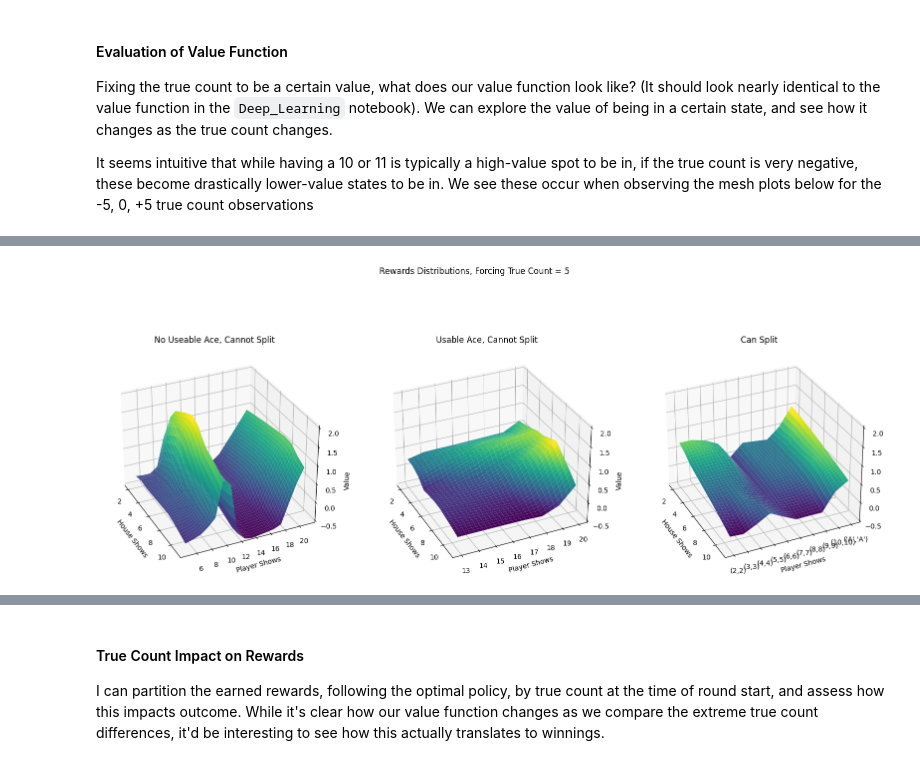
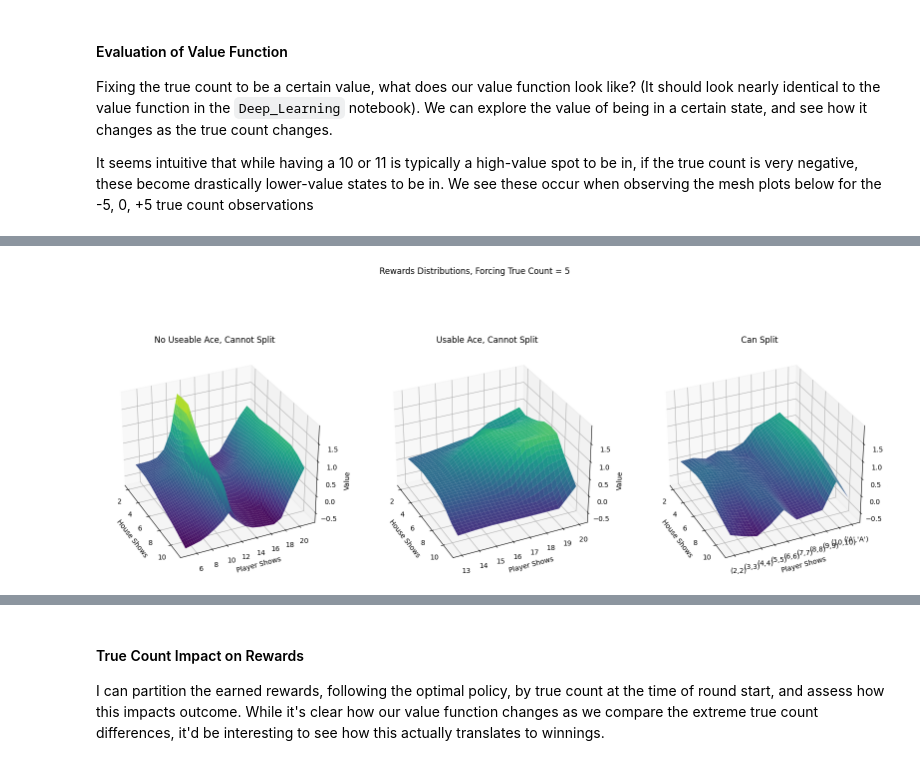
Before and after one commit to petersim1/Blackjack_RL, a Jupyter notebook: Deep_Learning_Count.ipynb, the cells around one changed output, grey strips where cells are left out. Saved outputs shown, nothing was run; the diff lists cells and outputs as text; code cells hidden in the pictures.

```diff
--- a/Deep_Learning_Count.ipynb
+++ b/Deep_Learning_Count.ipynb
@@ -464,6 +474,13 @@ for k,v in all_states.items():
         value_det[2, player_ind, yes_split[i][1]] = q
 
     v["values"] = value_det
+
+
+# Used for plot consistency
+min_use,max_use = 1e5, -1e5
+for vals in all_states.values():
+    min_use = min(min_use, vals["values"].min())
+    max_use = max(max_use, vals["values"].max())
 # %%
 fig = plt.figure(figsize=(20,8))
 
@@ -521,27 +592,54 @@ plt.show()
 # %%
 fig = plt.figure(figsize=(20,8))
 
 ind = 2
 count = list(all_states.keys())[ind]
 
 fig.suptitle(f"Rewards Distributions, Forcing True Count = {count}")
 ax = fig.add_subplot(131, projection="3d")
 ax.set_title("No Useable Ace, Cannot Split")
 
-plot_mesh(ax, all_states[count]["values"][0][5:,2:], [range(2,12),range(5,22)], ticks=None, interpolate=4,  zlims=[-.5,2])
+plot_mesh(
+    ax,
+    all_states[count]["values"][0][5:,2:],
+    [range(2,12),range(5,22)],
+    ticks=None,
+    interpolate=4,
+    zlims=[min_use, max_use],
+    vmin=min_use,
+    vmax=max_use
+)
 
 ax = fig.add_subplot(132, projection="3d")
 ax.set_title("Usable Ace, Cannot Split")
 
-plot_mesh(ax, all_states[count]["values"][1][13:21,2:], [range(2,12),range(13,21)], ticks=None, interpolate=4,  zlims=[-.5,2])
+plot_mesh(
+    ax,
+    all_states[count]["values"][1][13:21,2:],
+    [range(2,12),range(13,21)],
+    ticks=None,
+    interpolate=4,
+    zlims=[min_use, max_use],
+    vmin=min_use,
+    vmax=max_use
+)
 
 ax = fig.add_subplot(133, projection="3d")
 ax.set_title("Can Split")
 
 ticks = [f"({p},{p})" if p < 11 else "('A','A')" for p in range(2,12)]
-plot_mesh(ax, all_states[count]["values"][2][2:12,2:], [range(2,12),range(2,12)], ticks=ticks, interpolate=4, zlims=[-.5,2])
+plot_mesh(
+    ax,
+    all_states[count]["values"][2][2:12,2:],
+    [range(2,12),range(2,12)],
+    ticks=ticks,
+    interpolate=4,
+    zlims=[min_use, max_use],
+    vmin=min_use,
+    vmax=max_use
+)
 
 plt.subplots_adjust(hspace=0, wspace=0.2)
 plt.show()
 # %% [output]
-[figure, old version]
+[figure, new version]
```
Also changed, not shown: parts of 12 cells of this notebook, 3 other files.
